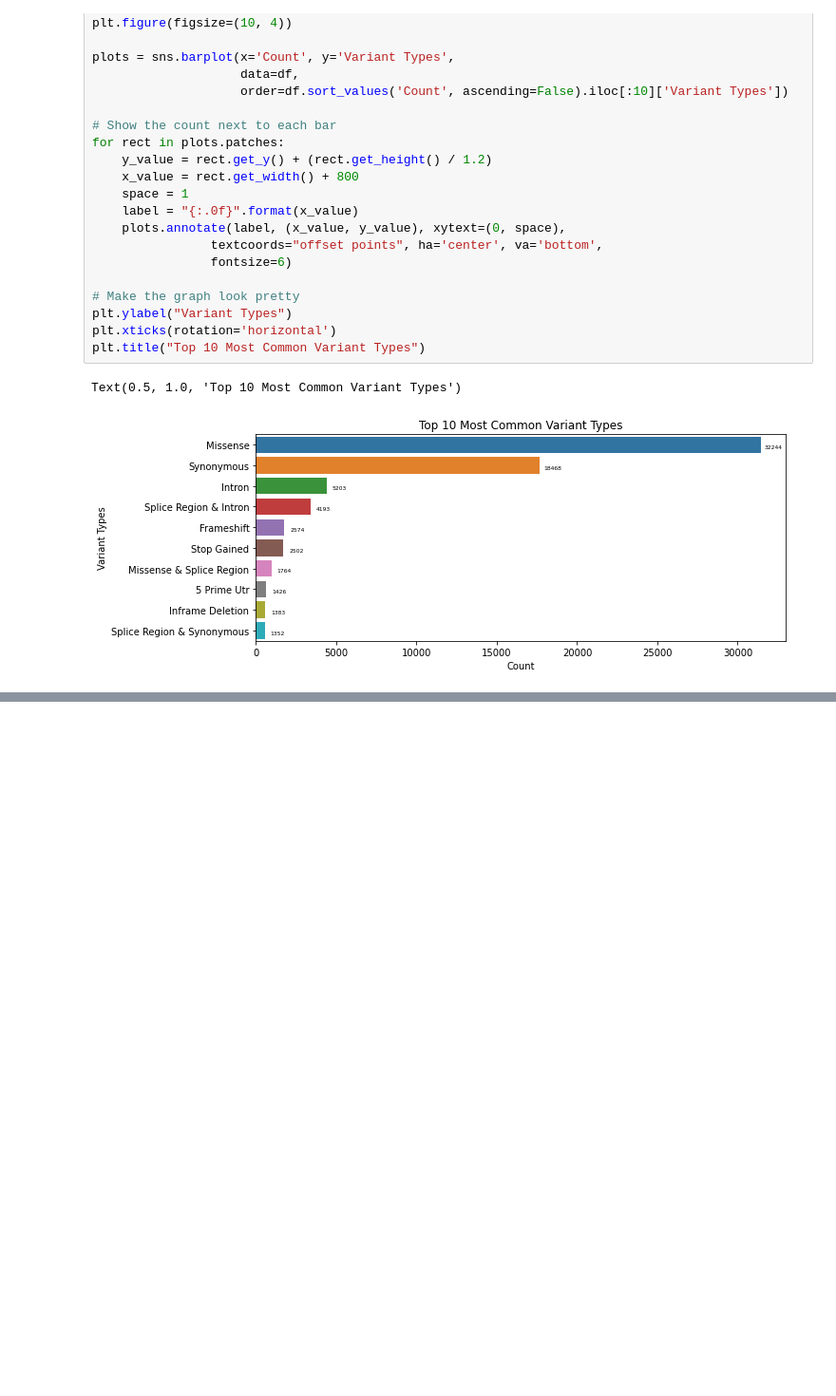
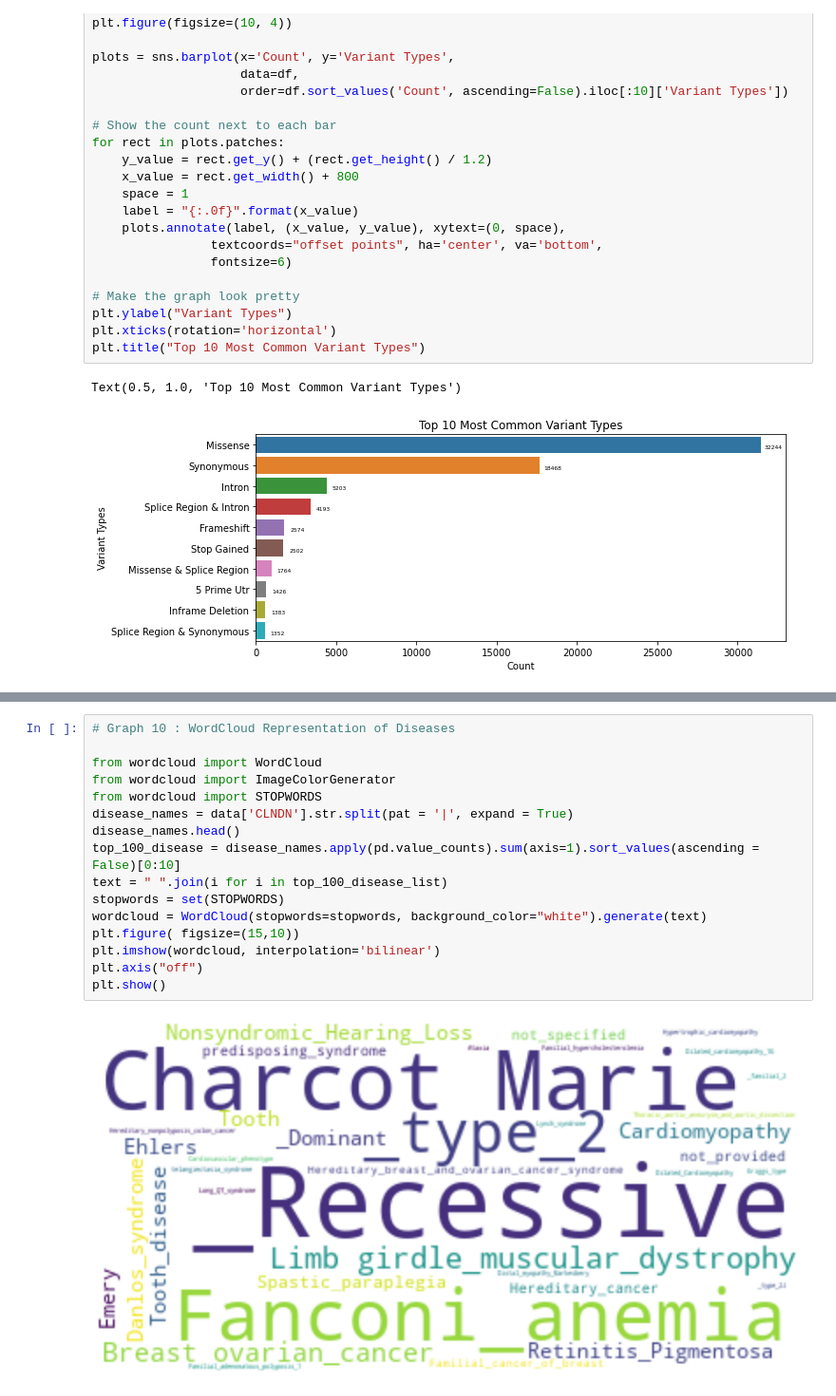
Before and after one commit to DataScience4Health-Fall2022/termproject-baymax, a Jupyter notebook: main.ipynb, the cells around one changed output, grey strips where cells are left out. Shown: that part at 95% size. Drawn from its saved outputs; the diff is of its cells as text; blank space fills up the shorter version.

```diff
--- a/main.ipynb
+++ b/main.ipynb
@@ -287,3 +276,21 @@ plt.ylabel("SYMBOL", labelpad=14)
 plt.title("Count of SYMBOL", y=1.02);
 # %% [output]
 [figure]
+# %%
+# Graph 10 : WordCloud Representation of Diseases
+
+from wordcloud import WordCloud
+from wordcloud import ImageColorGenerator
+from wordcloud import STOPWORDS
+disease_names = data['CLNDN'].str.split(pat = '|', expand = True)
+disease_names.head()
+top_100_disease = disease_names.apply(pd.value_counts).sum(axis=1).sort_values(ascending = False)[0:10]
+text = " ".join(i for i in top_100_disease_list)
+stopwords = set(STOPWORDS)
+wordcloud = WordCloud(stopwords=stopwords, background_color="white").generate(text)
+plt.figure( figsize=(15,10))
+plt.imshow(wordcloud, interpolation='bilinear')
+plt.axis("off")
+plt.show()
+# %% [output]
+[figure, added]
```
Also changed, not shown: parts of 7 cells of this notebook.
